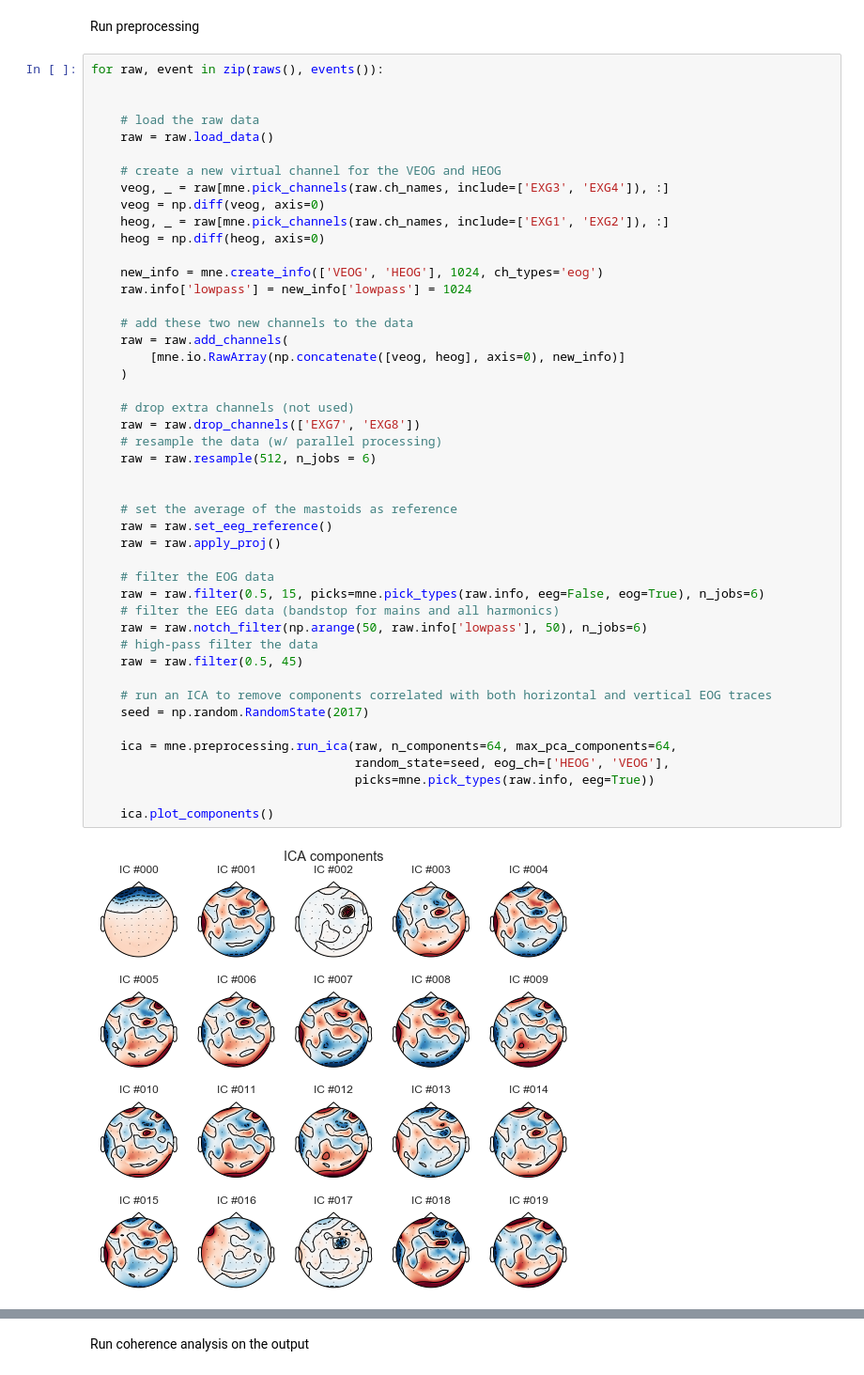
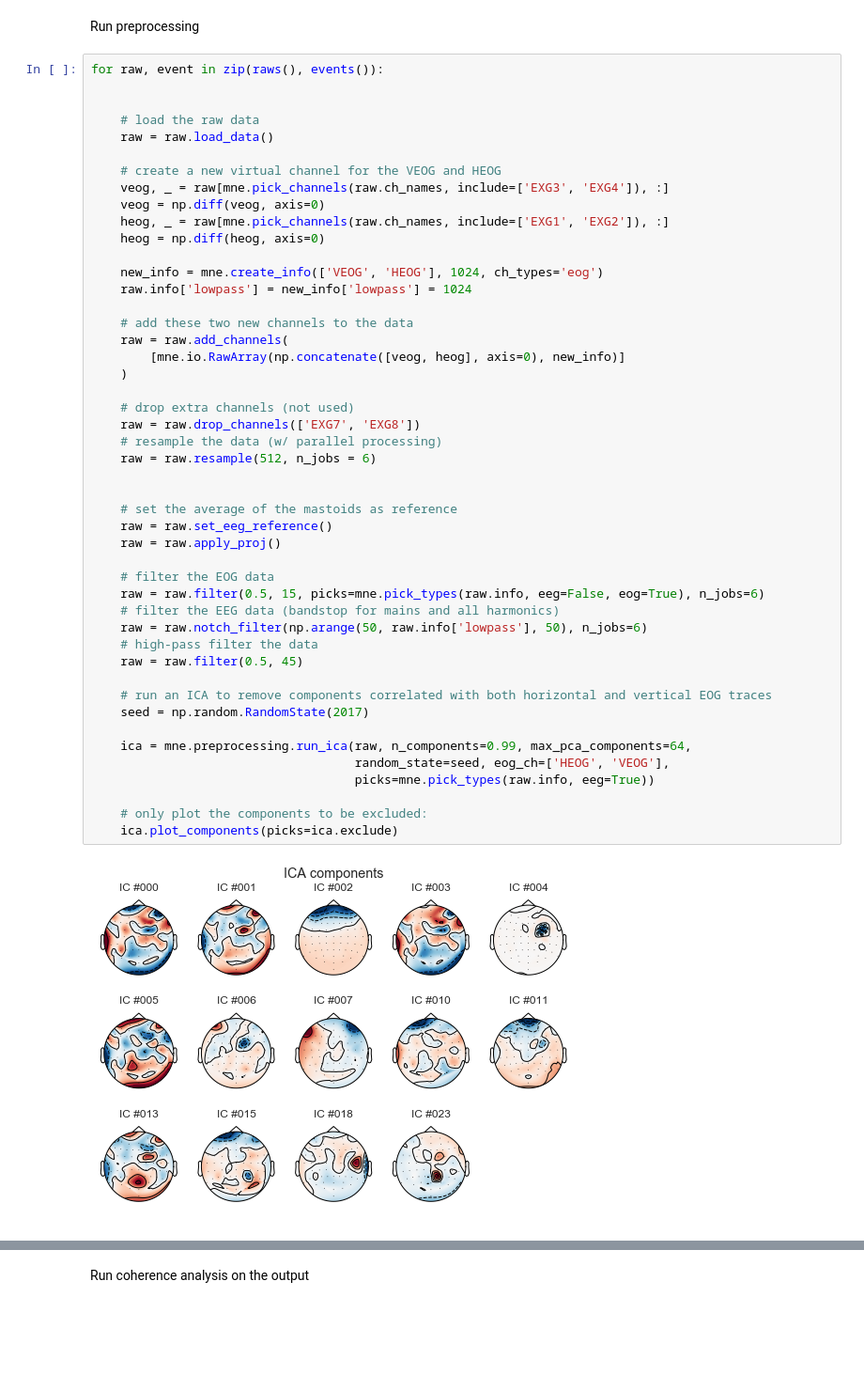
Before and after one commit to rb643/resting_state_eeg, a Jupyter notebook: resting_state_eeg.ipynb, the cells around one changed output, grey strips where cells are left out. Shown: that part at 94% size. Drawn from its saved outputs; the diff is of its cells as text; blank space fills up the shorter version.

Commit message:
Only plot the components to be excluded

```diff
--- a/resting_state_eeg.ipynb
+++ b/resting_state_eeg.ipynb
@@ -55,33 +55,34 @@ for raw, event in zip(raws(), events()):
 
     # add these two new channels to the data
     raw = raw.add_channels(
         [mne.io.RawArray(np.concatenate([veog, heog], axis=0), new_info)]
     )
 
     # drop extra channels (not used)
     raw = raw.drop_channels(['EXG7', 'EXG8'])
     # resample the data (w/ parallel processing)
     raw = raw.resample(512, n_jobs = 6)
 
 
     # set the average of the mastoids as reference
     raw = raw.set_eeg_reference()
     raw = raw.apply_proj()
 
     # filter the EOG data
     raw = raw.filter(0.5, 15, picks=mne.pick_types(raw.info, eeg=False, eog=True), n_jobs=6)
     # filter the EEG data (bandstop for mains and all harmonics)
     raw = raw.notch_filter(np.arange(50, raw.info['lowpass'], 50), n_jobs=6)
     # high-pass filter the data
     raw = raw.filter(0.5, 45)
 
     # run an ICA to remove components correlated with both horizontal and vertical EOG traces
     seed = np.random.RandomState(2017)
 
-    ica = mne.preprocessing.run_ica(raw, n_components=64, max_pca_components=64,
+    ica = mne.preprocessing.run_ica(raw, n_components=0.99, max_pca_components=64,
                                     random_state=seed, eog_ch=['HEOG', 'VEOG'],
                                     picks=mne.pick_types(raw.info, eeg=True))
 
-    ica.plot_components()
+    # only plot the components to be excluded:
+    ica.plot_components(picks=ica.exclude)
 # %% [output]
-[figure, old version]
+[figure, new version]
```
Also changed, not shown: parts of 1 cell of this notebook.
